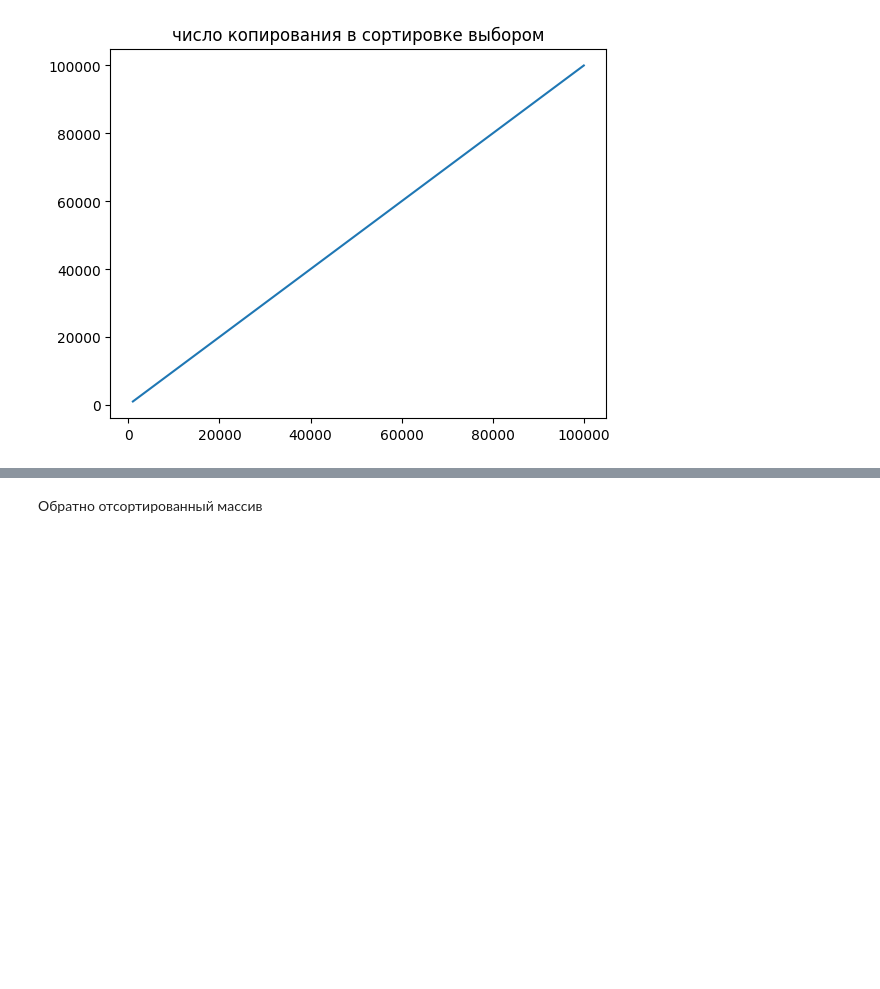
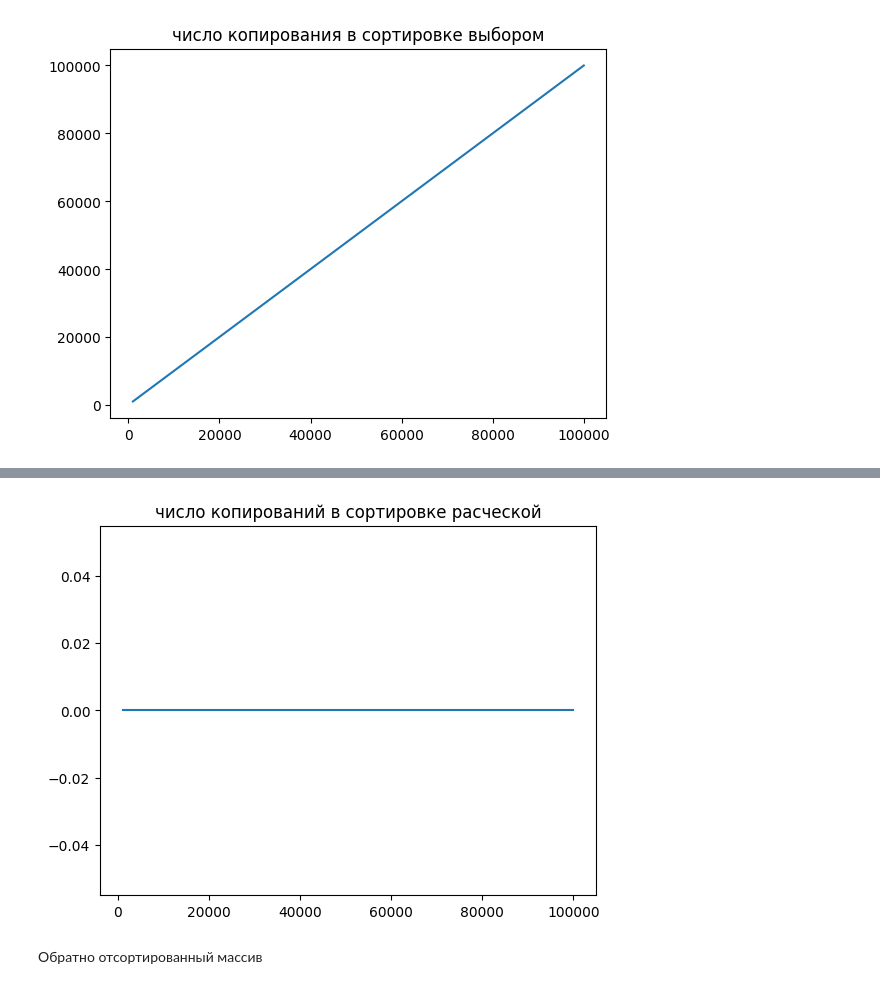
Before and after one commit to negniy/aisd-2.2, a Jupyter notebook: graf.ipynb, the cells around one changed output, grey strips where cells are left out. Saved outputs shown, nothing was run; the diff lists cells and outputs as text; code cells hidden in the pictures; blank space fills up the shorter version.

```diff
--- a/graf.ipynb
+++ b/graf.ipynb
@@ -64,3 +85,10 @@ plt.show()
+# %%
+c_cop2= pd.Series({1000 : 0 , 2000 : 0,3000 : 0 ,4000 : 0,5000 : 0 ,6000 : 0 ,7000 : 0 ,8000 : 0,9000 : 0 ,10000: 0,25000: 0 ,50000: 0,100000: 0})
+plt.plot(c_cop2)
+plt.title("число копирований в сортировке расческой")
+plt.show()
+# %% [output]
+[figure, added]
 # %% [markdown]
 Обратно отсортированный массив
 # %%
```
Also changed, not shown: parts of 8 cells of this notebook, 1 other file.
